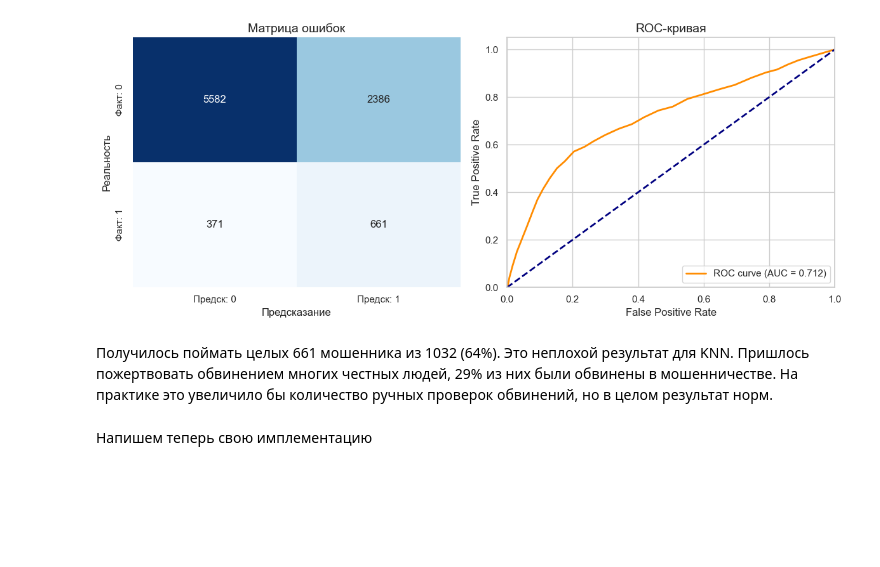
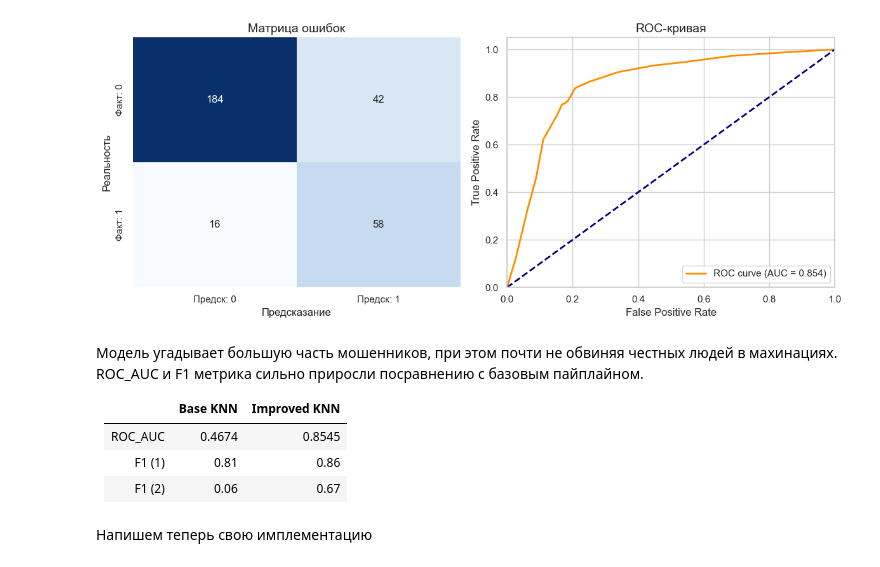
Before and after one commit to zloyaloha/ai-frameworks, a Jupyter notebook: lab1.ipynb, the cells around one changed output. Saved outputs shown, nothing was run; the diff lists cells and outputs as text; code cells hidden in the pictures; blank space fills up the shorter version.

```diff
--- a/lab1.ipynb
+++ b/lab1.ipynb
@@ -174,0 +197,5 @@ df_encoded.head()
+# %%
+dates_cols = ["policy_bind_date", "incident_date"]
+for c in dates_cols:
+    df_clean[c] = pd.to_datetime(df_clean[c])
+df_clean
@@ -211,0 +261,7 @@ print(f"Осталось признаков: {df_final.shape[1]}")
+# %%
+import numpy as np
+
+df_pr = df_clean.copy()
+
+median_value = df_pr.loc[df_pr['umbrella_limit'] != -100000, 'umbrella_limit'].median()
+df_pr.loc[df_pr['umbrella_limit'] == -100000, 'umbrella_limit'] = median_value
@@ -212,7 +270,24 @@ print(f"Осталось признаков: {df_final.shape[1]}")
+# %%
+df_features = df_pr.copy()
+
+df_features["age_bucket"] = pd.cut(
+    df_features["age"],
+    bins=[0, 25, 35, 45, 55, 65, 100],
+    labels=["<25", "25-34", "35-44", "45-54", "55-64", "65+"],
+)
+
+df_features["incident_year"] = df_features["incident_date"].dt.year
+df_features["incident_month"] = df_features["incident_date"].dt.month
+df_features["incident_dow"] = df_features["incident_date"].dt.dayofweek
+
+df_features["injury_ratio"] = df_features["injury_claim"] / (df_features["total_claim_amount"] + 1e-3)
+df_features["property_ratio"] = df_features["property_claim"]  / (df_features["total_claim_amount"] + 1e-3)
+df_features["vehicle_ratio"] = df_features["vehicle_claim"] / (df_features["total_claim_amount"] + 1e-3)
+
+drop_dates = ["policy_bind_date", "incident_date"]
+df_features = df_features.drop(drop_dates, axis=1)
 # %%
-X_new = df_final.drop("fraud_reported_Y", axis=1)
-y_new = df_final["fraud_reported_Y"]
-
-X_train_new, X_test_new, y_train_new, y_test_new = train_test_split(
-    X_new, y_new, test_size=0.3, random_state=42, stratify=y_new
-)
+from sklearn.model_selection import train_test_split
+X = df_features.drop(TARGET_NAME, axis=1)
+y = df_features[TARGET_NAME]
+X_train, X_test, y_train, y_test = train_test_split(X, y, test_size=0.3, random_state=42, stratify=y)
@@ -271,9 +370,15 @@ Fitting 3 folds for each of 7 candidates, totalling 21 fits
 # %%
-graphics(y_test_new, y_pred, y_prob)
+graphics(y_test, y_pred, y_prob)
 # %% [output]
-[figure, old version]
+[figure, new version]
-# %% [markdown]
-Получилось поймать целых 661 мошенника из 1032 (64%). Это неплохой результат для KNN. Пришлось пожертвовать обвинением многих честных людей, 29% из них были обвинены в мошенничестве. На практике это увеличило бы количество ручных проверок обвинений, но в целом результат норм.
+# %% [markdown]
+Модель угадывает большую часть мошенников, при этом почти не обвиняя честных людей в махинациях. ROC_AUC и F1 метрика сильно приросли посравнению с базовым пайплайном.
+
+|         | Base KNN | Improved KNN |
+|---------|----------|--------------|
+| ROC_AUC | 0.4674   | 0.8545       |
+| F1 (1)  | 0.81     | 0.86         |
+| F1 (2)  | 0.06     | 0.67         |
 # %% [markdown]
 Напишем теперь свою имплементацию
 # %%
```
Also changed, not shown: parts of 97 cells of this notebook, 4 other files.
